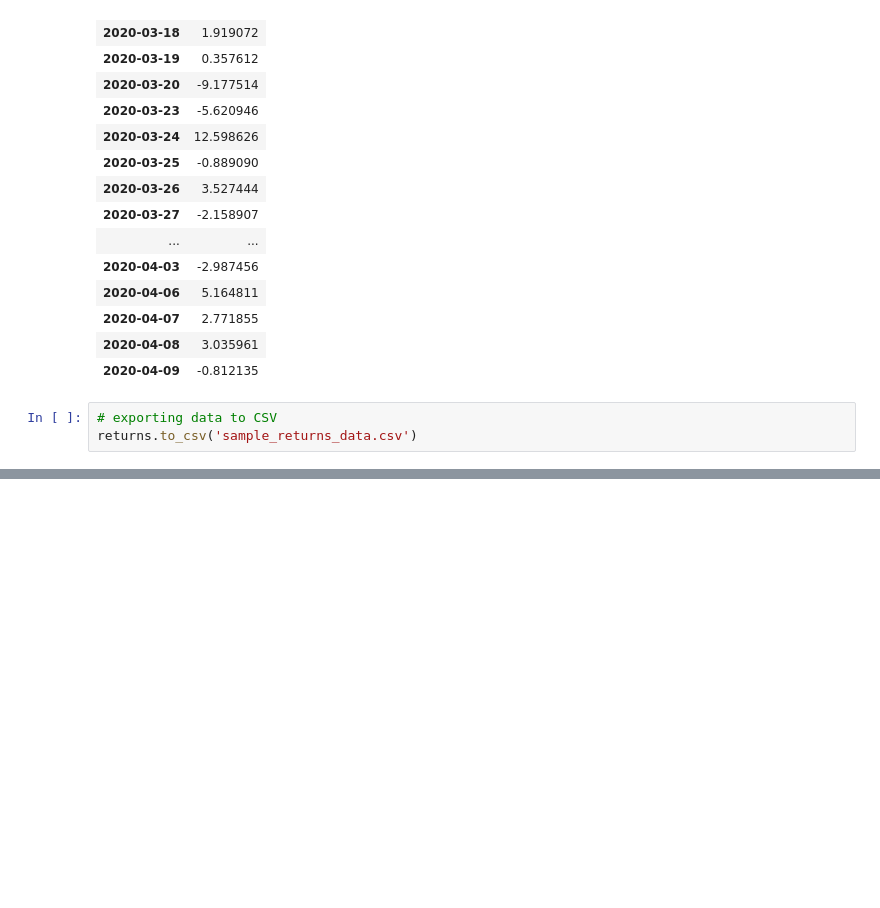
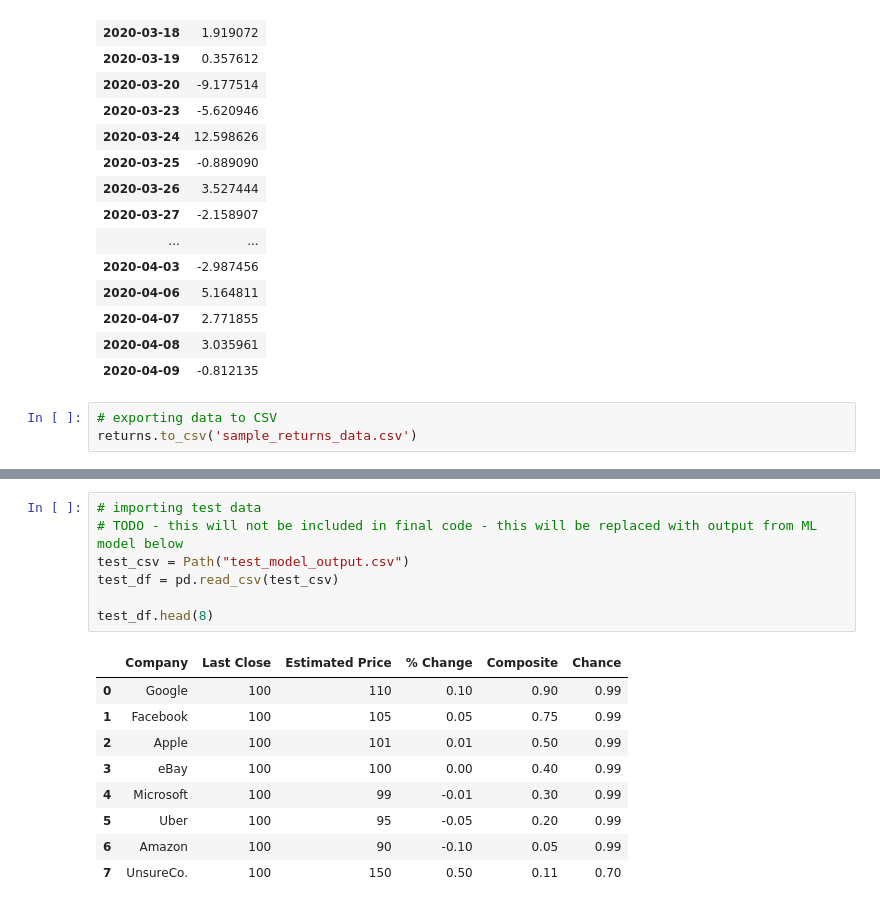
Before and after one commit to tiricha91/Project_Maui, a Jupyter notebook: project_code/maui_stock_data.ipynb, the cells around one changed output, grey strips where cells are left out. Drawn from its saved outputs; the diff is of its cells as text; blank space fills up the shorter version.

```diff
--- a/project_code/maui_stock_data.ipynb
+++ b/project_code/maui_stock_data.ipynb
@@ -136,0 +150,17 @@ returns.to_csv('sample_returns_data.csv')
+# %%
+# importing test data
+# TODO - this will not be included in final code - this will be replaced with output from ML model below
+test_csv = Path("test_model_output.csv")
+test_df = pd.read_csv(test_csv)
+
+test_df.head(8)
+# %% [output]
+|  | Company | Last Close | Estimated Price | % Change | Composite | Chance |
+| 0 | Google | 100 | 110 | 0.10 | 0.90 | 0.99 |
+| 1 | Facebook | 100 | 105 | 0.05 | 0.75 | 0.99 |
+| 2 | Apple | 100 | 101 | 0.01 | 0.50 | 0.99 |
+| 3 | eBay | 100 | 100 | 0.00 | 0.40 | 0.99 |
+| 4 | Microsoft | 100 | 99 | -0.01 | 0.30 | 0.99 |
+| 5 | Uber | 100 | 95 | -0.05 | 0.20 | 0.99 |
+| 6 | Amazon | 100 | 90 | -0.10 | 0.05 | 0.99 |
+| 7 | UnsureCo. | 100 | 150 | 0.50 | 0.11 | 0.70 |
```
Also changed, not shown: parts of 7 cells of this notebook, 1 other file.
